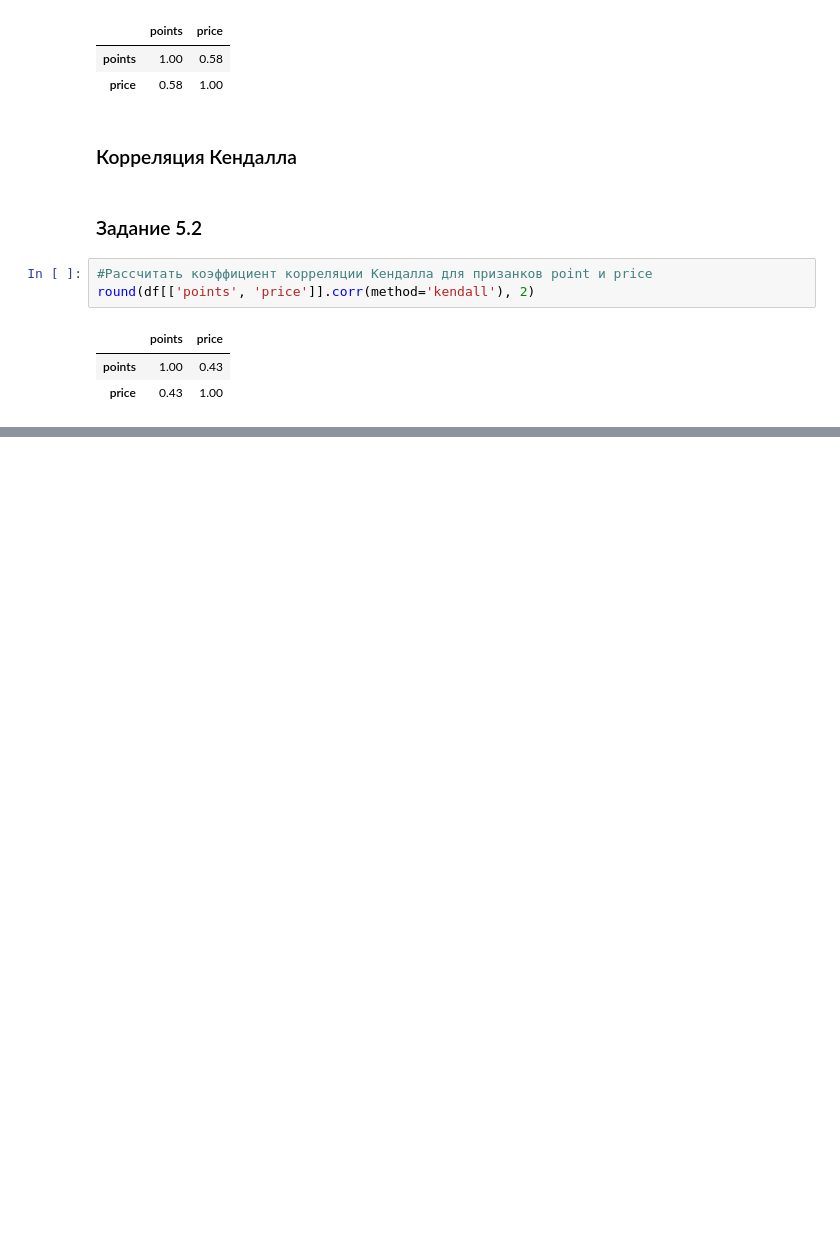
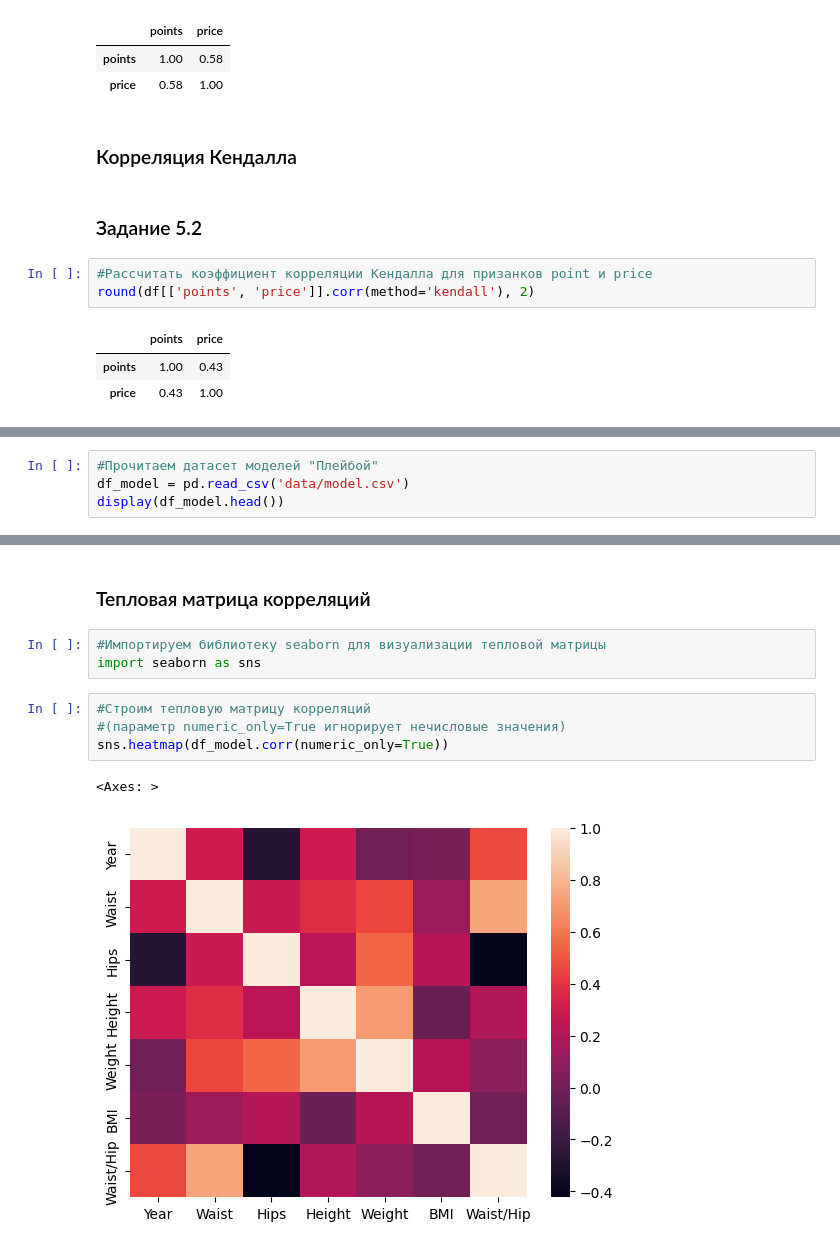
Before and after one commit to ret4ed/Sf_DS_game_1, a Jupyter notebook: Skillfactory/EDA_2_Математическая статистика в контексте EDA/Математическая статистика в контексте EDA.ipynb, the cells around one changed output, grey strips where cells are left out. Saved outputs shown, nothing was run; the diff lists cells and outputs as text; blank space fills up the shorter version.

```diff
--- a/Skillfactory/EDA_2_Математическая статистика в контексте EDA/Математическая статистика в контексте EDA.ipynb
+++ b/Skillfactory/EDA_2_Математическая статистика в контексте EDA/Математическая статистика в контексте EDA.ipynb
@@ -183,0 +203,4 @@ round(df[['points', 'price']].corr(method='kendall'), 2)
+# %%
+#Прочитаем датасет моделей "Плейбой"
+df_model = pd.read_csv('data/model.csv')
+display(df_model.head())
@@ -183,0 +230,12 @@ round(df[['points', 'price']].corr(method='kendall'), 2)
+# %% [markdown]
+### Тепловая матрица корреляций
+# %%
+#Импортируем библиотеку seaborn для визуализации тепловой матрицы
+import seaborn as sns
+# %%
+#Строим тепловую матрицу корреляций
+#(параметр numeric_only=True игнорирует нечисловые значения)
+sns.heatmap(df_model.corr(numeric_only=True))
+# %% [output]
+<Axes: >
+[figure, added]
```
Also changed, not shown: parts of 24 cells of this notebook, 1 other file.
